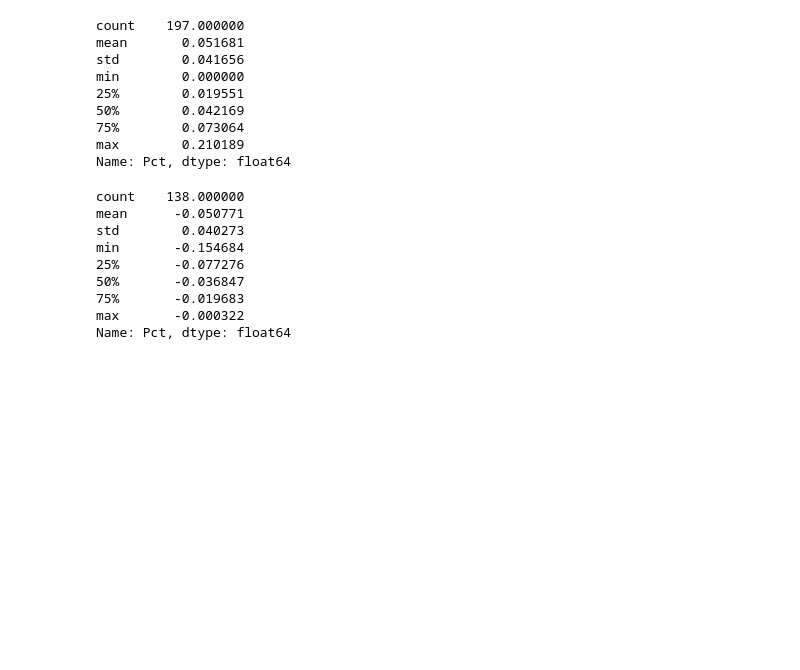
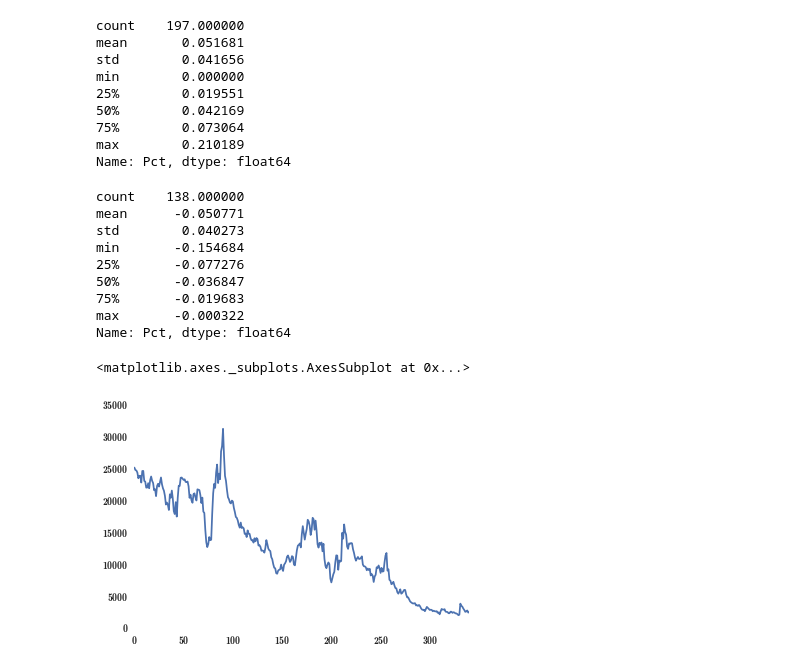
Before and after one commit to andrwat/DA, a Jupyter notebook: notebooks/HSI Monthly.ipynb, the cells around one changed output. Cells and saved outputs as stored; diff of their text form; code cells hidden in the pictures; blank space fills up the shorter version.

```diff
--- a/notebooks/HSI Monthly.ipynb
+++ b/notebooks/HSI Monthly.ipynb
@@ -227,3 +227,8 @@ min       -0.154684
 75%       -0.019683
 max       -0.000322
 Name: Pct, dtype: float64
+# %%
+hsim['Close'].plot()
+# %% [output]
+<matplotlib.axes._subplots.AxesSubplot at 0x...>
+[figure, added]
```
Also changed, not shown: parts of 1 cell of this notebook, 2 other files.
